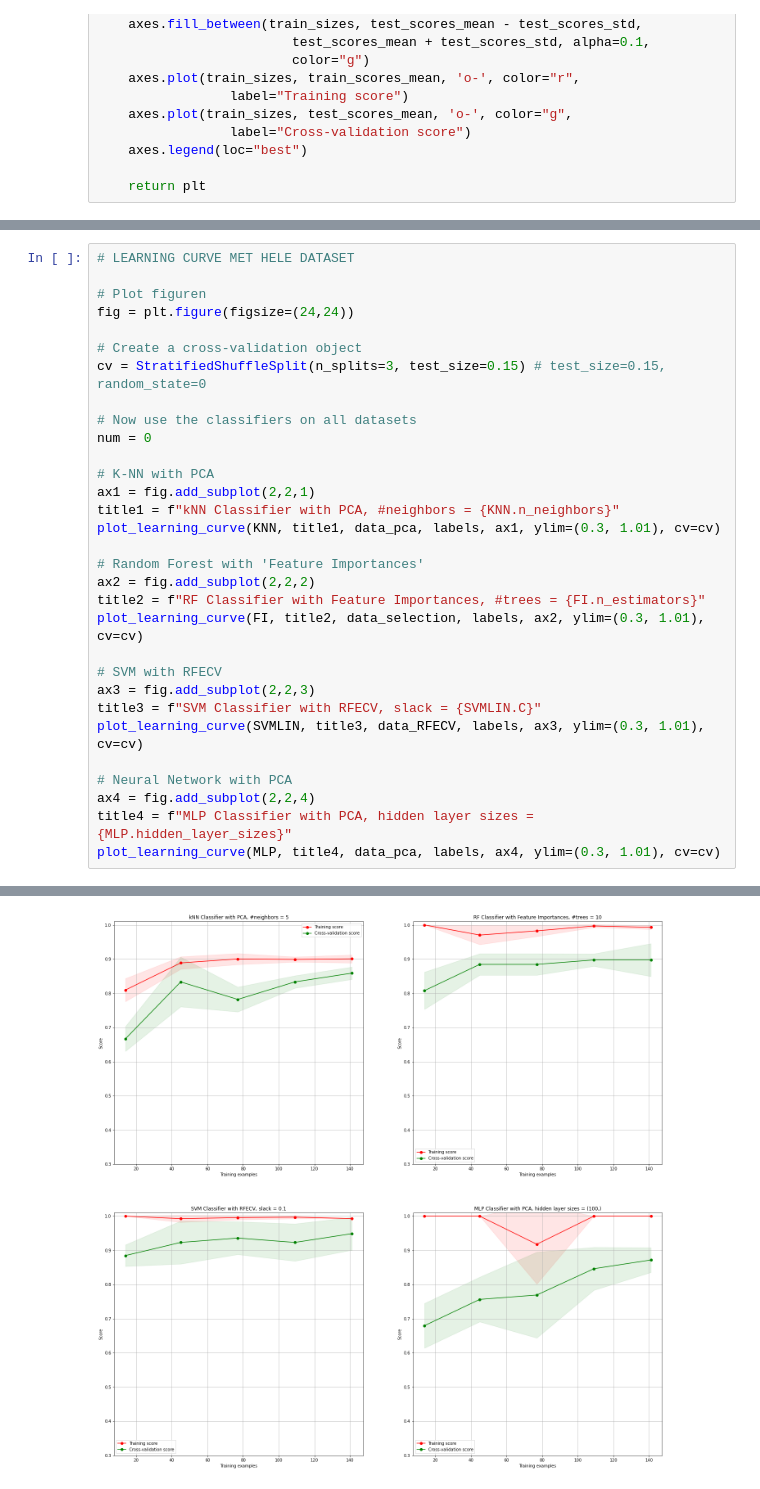
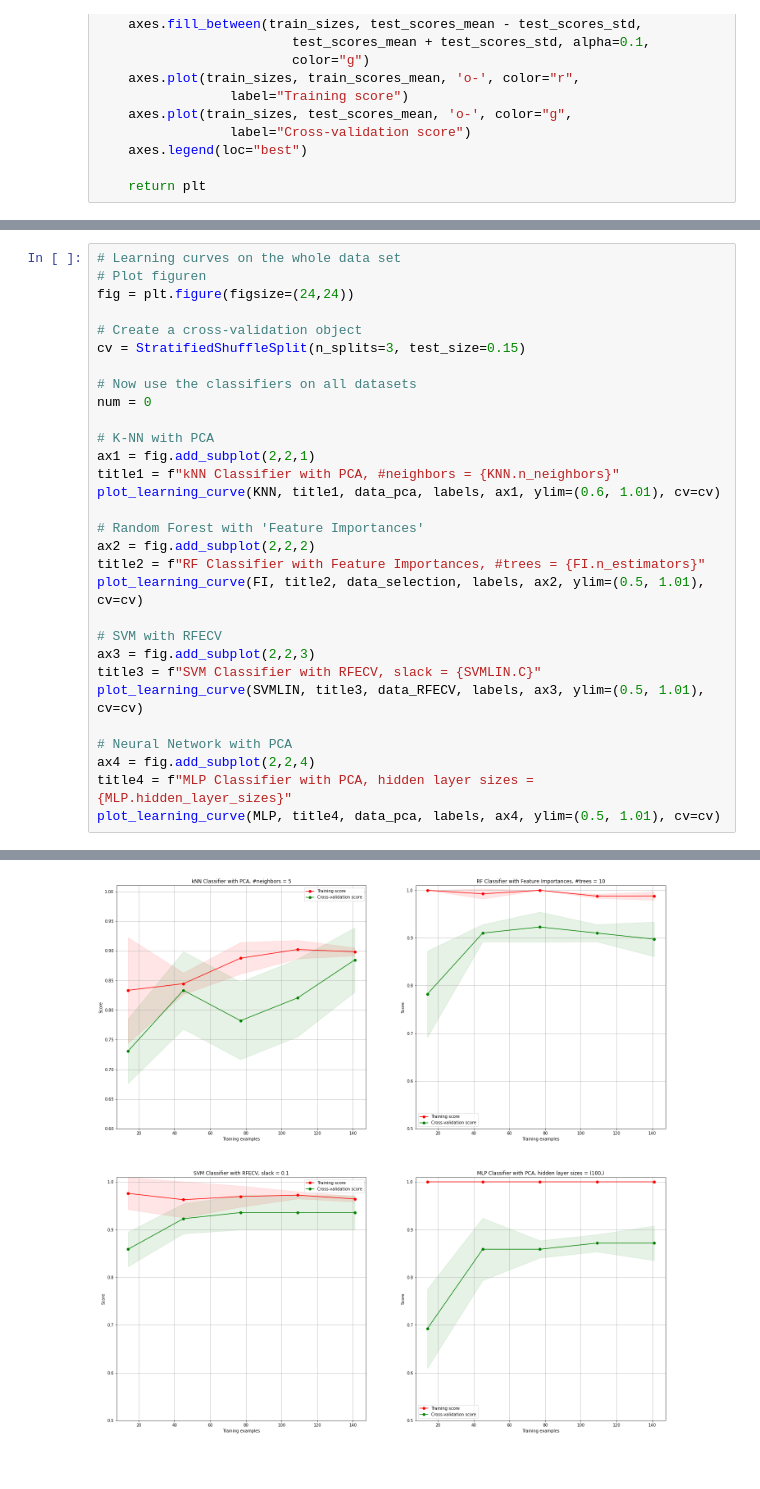
Before and after one commit to Kristelwen/TM10007_PROJECT, a Jupyter notebook: brat_assignment.ipynb, the cells around one changed output, grey strips where cells are left out. Drawn from its saved outputs; the diff is of its cells as text.

Commit message:
Nog een keer gerund en ylim aangepast voor learning curves

```diff
--- a/brat_assignment.ipynb
+++ b/brat_assignment.ipynb
@@ -860,36 +850,35 @@ data_RFECV = data_df[RFECV_columns]
 # FI
 data_selection = data_df[mask2]
 # %%
-# LEARNING CURVE MET HELE DATASET
-
+# Learning curves on the whole data set
 # Plot figuren
 fig = plt.figure(figsize=(24,24))
 
 # Create a cross-validation object
-cv = StratifiedShuffleSplit(n_splits=3, test_size=0.15) # test_size=0.15, random_state=0
+cv = StratifiedShuffleSplit(n_splits=3, test_size=0.15)
 
 # Now use the classifiers on all datasets
 num = 0
 
 # K-NN with PCA
 ax1 = fig.add_subplot(2,2,1)
 title1 = f"kNN Classifier with PCA, #neighbors = {KNN.n_neighbors}"
-plot_learning_curve(KNN, title1, data_pca, labels, ax1, ylim=(0.3, 1.01), cv=cv)
+plot_learning_curve(KNN, title1, data_pca, labels, ax1, ylim=(0.6, 1.01), cv=cv)
 
 # Random Forest with 'Feature Importances'
 ax2 = fig.add_subplot(2,2,2)
 title2 = f"RF Classifier with Feature Importances, #trees = {FI.n_estimators}"
-plot_learning_curve(FI, title2, data_selection, labels, ax2, ylim=(0.3, 1.01), cv=cv)
+plot_learning_curve(FI, title2, data_selection, labels, ax2, ylim=(0.5, 1.01), cv=cv)
 
 # SVM with RFECV
 ax3 = fig.add_subplot(2,2,3)
 title3 = f"SVM Classifier with RFECV, slack = {SVMLIN.C}"
-plot_learning_curve(SVMLIN, title3, data_RFECV, labels, ax3, ylim=(0.3, 1.01), cv=cv)
+plot_learning_curve(SVMLIN, title3, data_RFECV, labels, ax3, ylim=(0.5, 1.01), cv=cv)
 
 # Neural Network with PCA
 ax4 = fig.add_subplot(2,2,4)
 title4 = f"MLP Classifier with PCA, hidden layer sizes = {MLP.hidden_layer_sizes}"
-plot_learning_curve(MLP, title4, data_pca, labels, ax4, ylim=(0.3, 1.01), cv=cv)
+plot_learning_curve(MLP, title4, data_pca, labels, ax4, ylim=(0.5, 1.01), cv=cv)
 # %% [output]
 <module 'matplotlib.pyplot' from '/usr/local/lib/python3.6/dist-packages/matplotlib/pyplot.py'>
-[figure, old version]
+[figure, new version]
```
Also changed, not shown: parts of 28 cells of this notebook.
